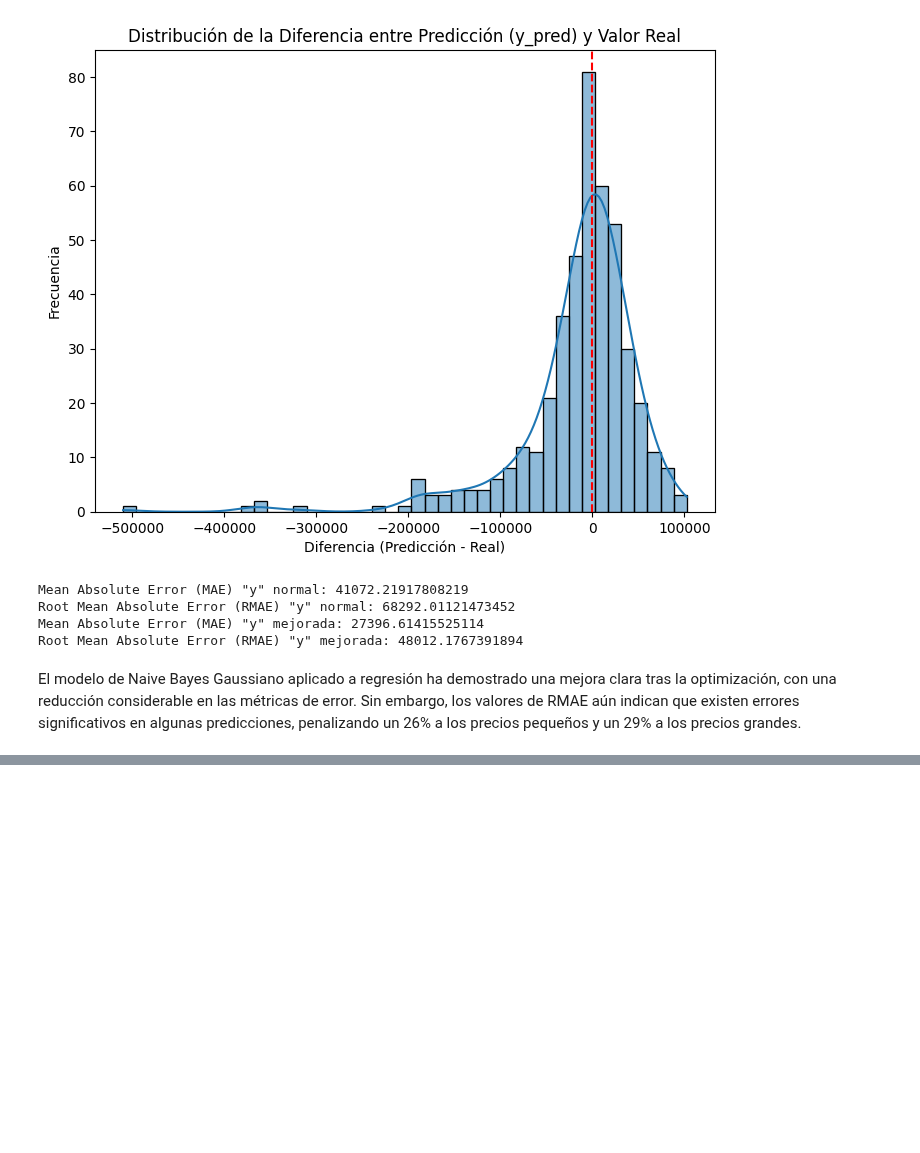
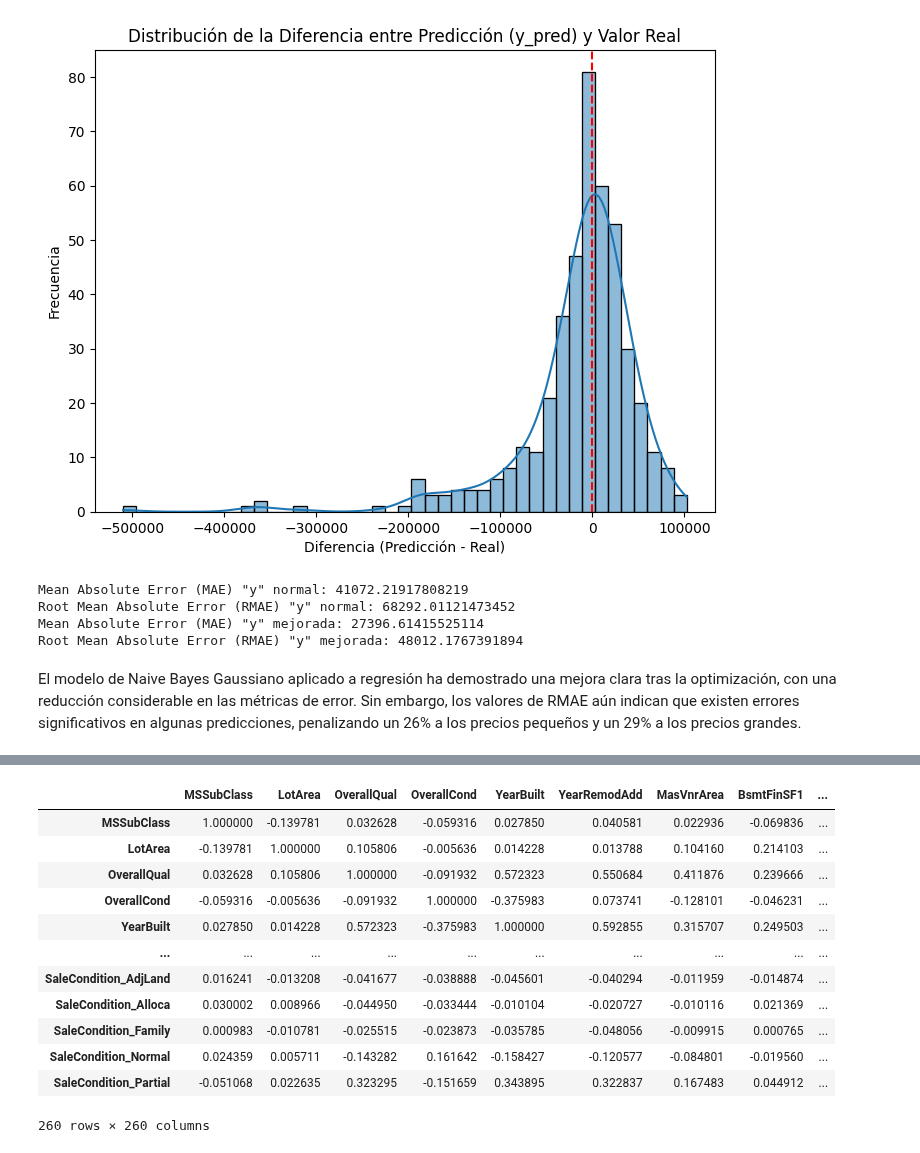
Before and after one commit to xtsebas/Houses_Prices, a Jupyter notebook: Naive_Bayes.ipynb, the cells around one changed output, grey strips where cells are left out. Cells and saved outputs as stored; diff of their text form; code cells hidden in the pictures; blank space fills up the shorter version.

Commit message:
feat: PriceCategory NB

```diff
--- a/Naive_Bayes.ipynb
+++ b/Naive_Bayes.ipynb
@@ -315,0 +319,18 @@ El modelo de Naive Bayes Gaussiano aplicado a regresión ha demostrado una mejor
+# %%
+train_data_2 = pd.read_csv("csv/train.csv",  encoding='latin-1')
+
+saleprice_summary = train_data_2["SalePrice"].describe()
+
+# Calcular percentiles para definir los rangos de clasificación
+q1 = train_data_2["SalePrice"].quantile(0.33)  # 33% más barato
+q2 = train_data_2["SalePrice"].quantile(0.66)  # 66% intermedio
+print(q1, q2,  train_data_2["SalePrice"].max())
+
+# Crear la nueva variable categórica basada en los percentiles
+train_data_2["PriceCategory"] = pd.cut(train_data_2["SalePrice"],
+                             bins=[train_data_2["SalePrice"].min(), q1, q2, train_data_2["SalePrice"].max()],
+                             labels=[0, 1, 2], #"Económica (0)", "Intermedia(1)", "Cara(2)"
+                             include_lowest=True)
+
+# Mostrar resumen de la variable categórica creada
+train_data_2[["PriceCategory", "SalePrice"]]
@@ -315,0 +352,4 @@ El modelo de Naive Bayes Gaussiano aplicado a regresión ha demostrado una mejor
+# %%
+train_data_2.pop("LotFrontage")
+train_data_2.pop("Id")
+print(train_data_2.isnull().sum())
@@ -315,0 +369,29 @@ El modelo de Naive Bayes Gaussiano aplicado a regresión ha demostrado una mejor
+# %%
+category = train_data_2.pop("PriceCategory")
+# %%
+categorical_cols = train_data_2.select_dtypes(include=['object', 'category']).columns
+
+# Aplicar OneHotEncoder
+ohe = OneHotEncoder(sparse_output=False, drop='first')
+ohe_transformed = ohe.fit_transform(train_data_2[categorical_cols])
+ohe_df = pd.DataFrame(ohe_transformed, columns=ohe.get_feature_names_out(categorical_cols))
+
+# Reemplazar columnas originales y concatenar con el resto del dataset
+train_data_2 = train_data_2.drop(columns=categorical_cols).reset_index(drop=True)
+train_data_2 = pd.concat([train_data_2, ohe_df], axis=1)
+
+train_data_2.corr()
+# %% [output]
+|  | MSSubClass | LotArea | OverallQual | OverallCond | YearBuilt | YearRemodAdd | MasVnrArea | BsmtFinSF1 | ... |
+| MSSubClass | 1.000000 | -0.139781 | 0.032628 | -0.059316 | 0.027850 | 0.040581 | 0.022936 | -0.069836 | ... |
+| LotArea | -0.139781 | 1.000000 | 0.105806 | -0.005636 | 0.014228 | 0.013788 | 0.104160 | 0.214103 | ... |
+| OverallQual | 0.032628 | 0.105806 | 1.000000 | -0.091932 | 0.572323 | 0.550684 | 0.411876 | 0.239666 | ... |
+| OverallCond | -0.059316 | -0.005636 | -0.091932 | 1.000000 | -0.375983 | 0.073741 | -0.128101 | -0.046231 | ... |
+| YearBuilt | 0.027850 | 0.014228 | 0.572323 | -0.375983 | 1.000000 | 0.592855 | 0.315707 | 0.249503 | ... |
+| ... | ... | ... | ... | ... | ... | ... | ... | ... | ... |
+| SaleCondition_AdjLand | 0.016241 | -0.013208 | -0.041677 | -0.038888 | -0.045601 | -0.040294 | -0.011959 | -0.014874 | ... |
+| SaleCondition_Alloca | 0.030002 | 0.008966 | -0.044950 | -0.033444 | -0.010104 | -0.020727 | -0.010116 | 0.021369 | ... |
+| SaleCondition_Family | 0.000983 | -0.010781 | -0.025515 | -0.023873 | -0.035785 | -0.048056 | -0.009915 | 0.000765 | ... |
+| SaleCondition_Normal | 0.024359 | 0.005711 | -0.143282 | 0.161642 | -0.158427 | -0.120577 | -0.084801 | -0.019560 | ... |
+| SaleCondition_Partial | -0.051068 | 0.022635 | 0.323295 | -0.151659 | 0.343895 | 0.322837 | 0.167483 | 0.044912 | ... |
+260 rows × 260 columns
```
Also changed, not shown: parts of 14 cells of this notebook.
